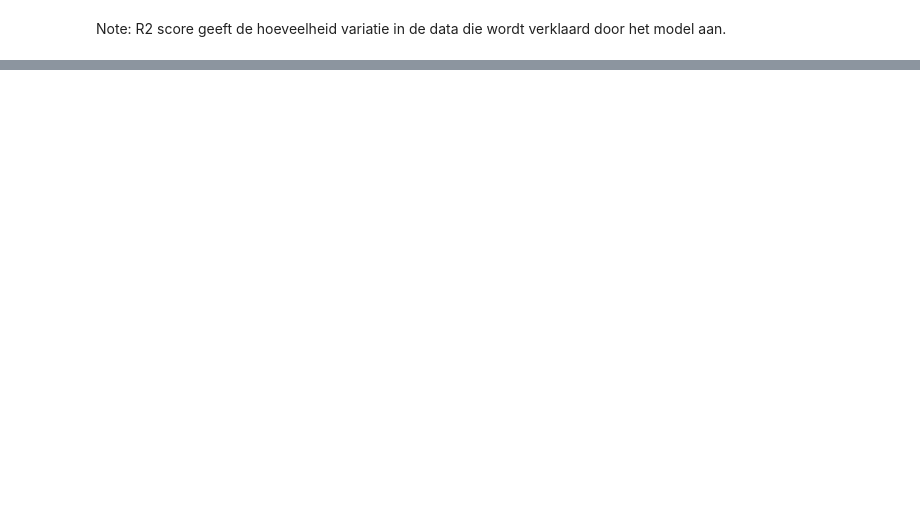
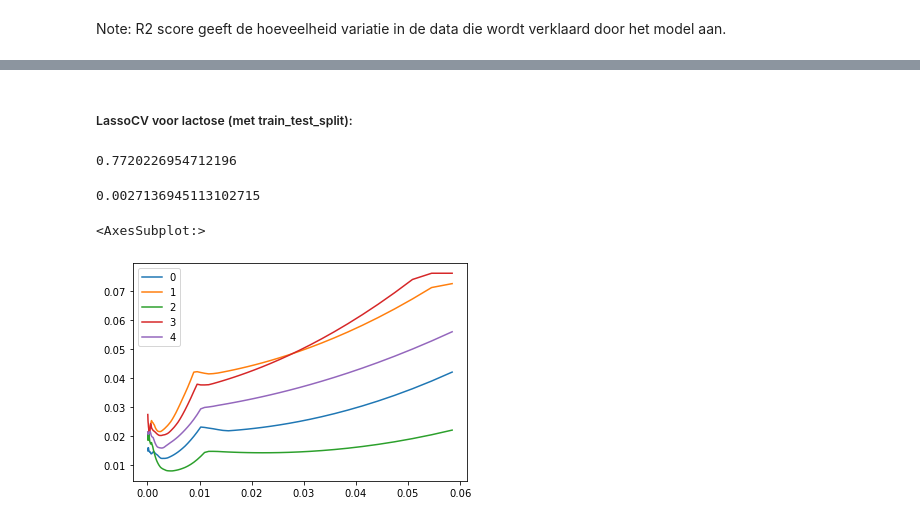
Before and after one commit to asscherhofstede/Koemelk-analyse, a Jupyter notebook: Koemelk Analyse.ipynb, the cells around one changed output, grey strips where cells are left out. Cells and saved outputs as stored; diff of their text form; code cells hidden in the pictures; blank space fills up the shorter version.

```diff
--- a/Koemelk Analyse.ipynb
+++ b/Koemelk Analyse.ipynb
@@ -412,0 +474,20 @@ df_Lactose.T.plot()
+# %% [markdown]
+##### LassoCV voor lactose (met train_test_split):
+# %%
+from sklearn.linear_model import LassoCV
+
+reg_Lactose_2 = LassoCV(cv=5, random_state=11).fit(X_all, Y_Lactose)
+reg_Lactose.score(X_all, Y_Lactose)
+# %% [output]
+0.7720226954712196
+# %%
+reg_Lactose_2.alpha_
+# %% [output]
+0.0027136945113102715
+# %%
+df_Lactose_2 = pd.DataFrame(reg_Lactose_2.mse_path_).T
+df_Lactose_2.columns = reg_Lactose_2.alphas_
+df_Lactose_2.T.plot()
+# %% [output]
+<AxesSubplot:>
+[figure, added]
```
Also changed, not shown: parts of 32 cells of this notebook.
